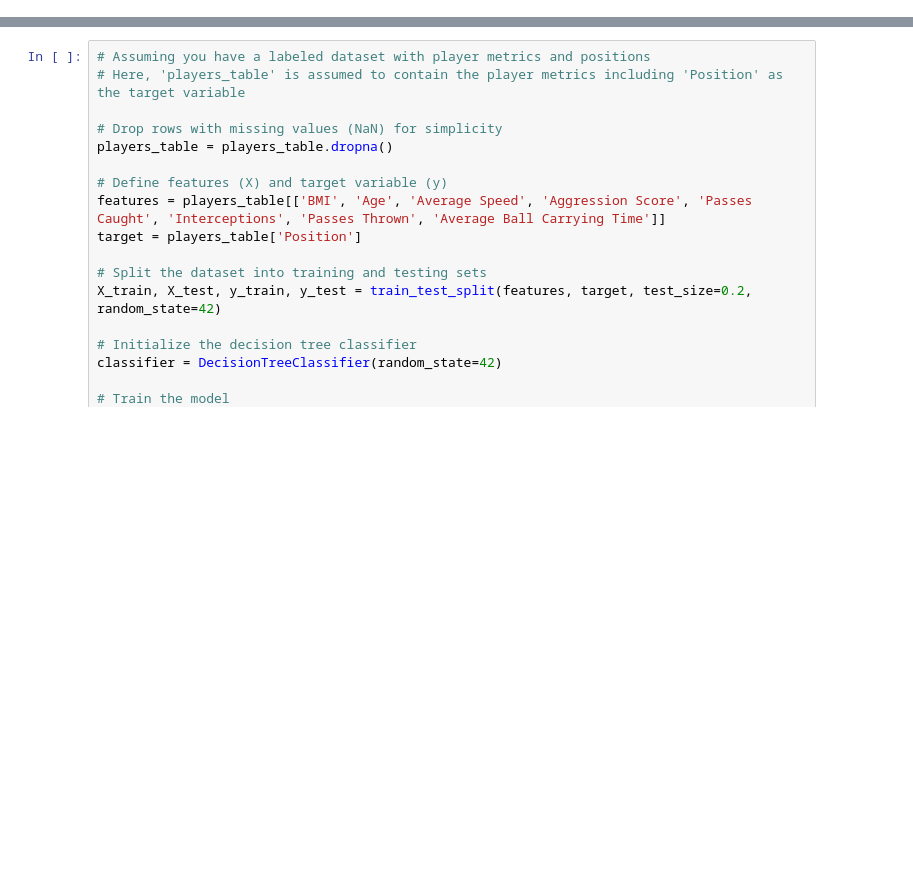
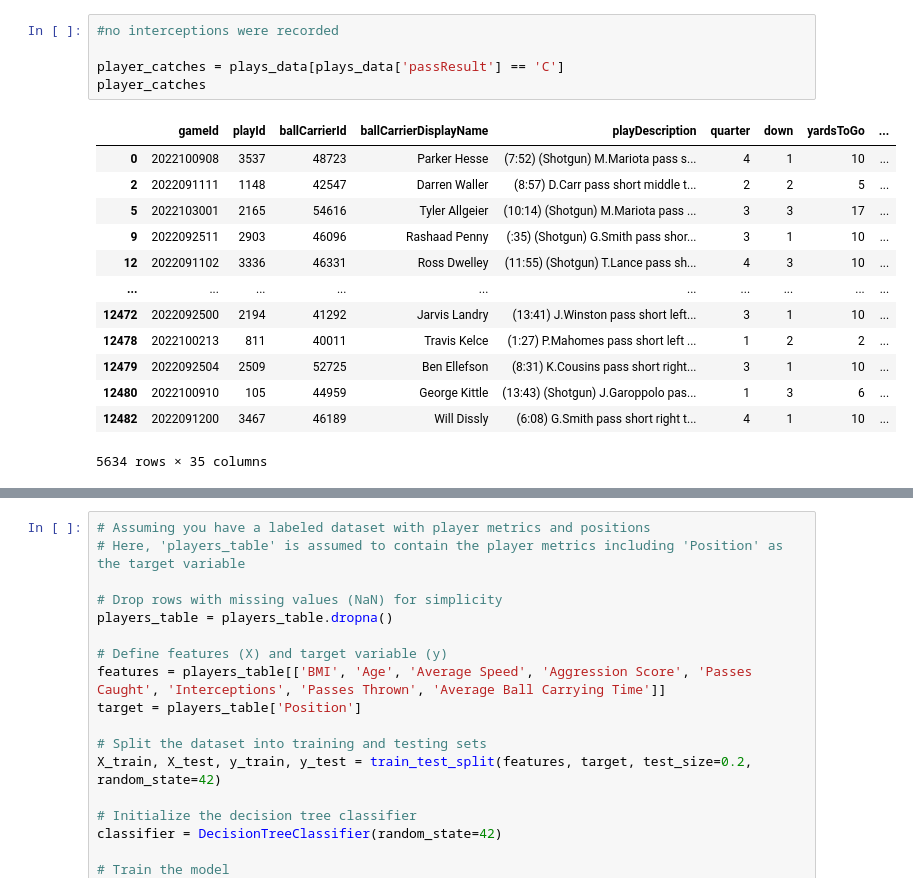
Before and after one commit to SmithsonArrey/big-data-bowl-2024-nfl-player-classifier, a Jupyter notebook: player_classifier.ipynb, the cells around one changed output, grey strips where cells are left out. Saved outputs shown, nothing was run; the diff lists cells and outputs as text; blank space fills up the shorter version.

```diff
--- a/player_classifier.ipynb
+++ b/player_classifier.ipynb
@@ -213 +166,20 @@ print(f"Number of passes thrown by player with passer_player_id {passerId_to_ana
+# %%
+#no interceptions were recorded
+
+player_catches = plays_data[plays_data['passResult'] == 'C']
+player_catches
+# %% [output]
+|  | gameId | playId | ballCarrierId | ballCarrierDisplayName | playDescription | quarter | down | yardsToGo | ... |
+| 0 | 2022100908 | 3537 | 48723 | Parker Hesse | (7:52) (Shotgun) M.Mariota pass s... | 4 | 1 | 10 | ... |
+| 2 | 2022091111 | 1148 | 42547 | Darren Waller | (8:57) D.Carr pass short middle t... | 2 | 2 | 5 | ... |
+| 5 | 2022103001 | 2165 | 54616 | Tyler Allgeier | (10:14) (Shotgun) M.Mariota pass ... | 3 | 3 | 17 | ... |
+| 9 | 2022092511 | 2903 | 46096 | Rashaad Penny | (:35) (Shotgun) G.Smith pass shor... | 3 | 1 | 10 | ... |
+| 12 | 2022091102 | 3336 | 46331 | Ross Dwelley | (11:55) (Shotgun) T.Lance pass sh... | 4 | 3 | 10 | ... |
+| ... | ... | ... | ... | ... | ... | ... | ... | ... | ... |
+| 12472 | 2022092500 | 2194 | 41292 | Jarvis Landry | (13:41) J.Winston pass short left... | 3 | 1 | 10 | ... |
+| 12478 | 2022100213 | 811 | 40011 | Travis Kelce | (1:27) P.Mahomes pass short left ... | 1 | 2 | 2 | ... |
+| 12479 | 2022092504 | 2509 | 52725 | Ben Ellefson | (8:31) K.Cousins pass short right... | 3 | 1 | 10 | ... |
+| 12480 | 2022100910 | 105 | 44959 | George Kittle | (13:43) (Shotgun) J.Garoppolo pas... | 1 | 3 | 6 | ... |
+| 12482 | 2022091200 | 3467 | 46189 | Will Dissly | (6:08) G.Smith pass short right t... | 4 | 1 | 10 | ... |
+5634 rows × 35 columns
 # %%
```
Also changed, not shown: parts of 18 cells of this notebook, 1 other file.
